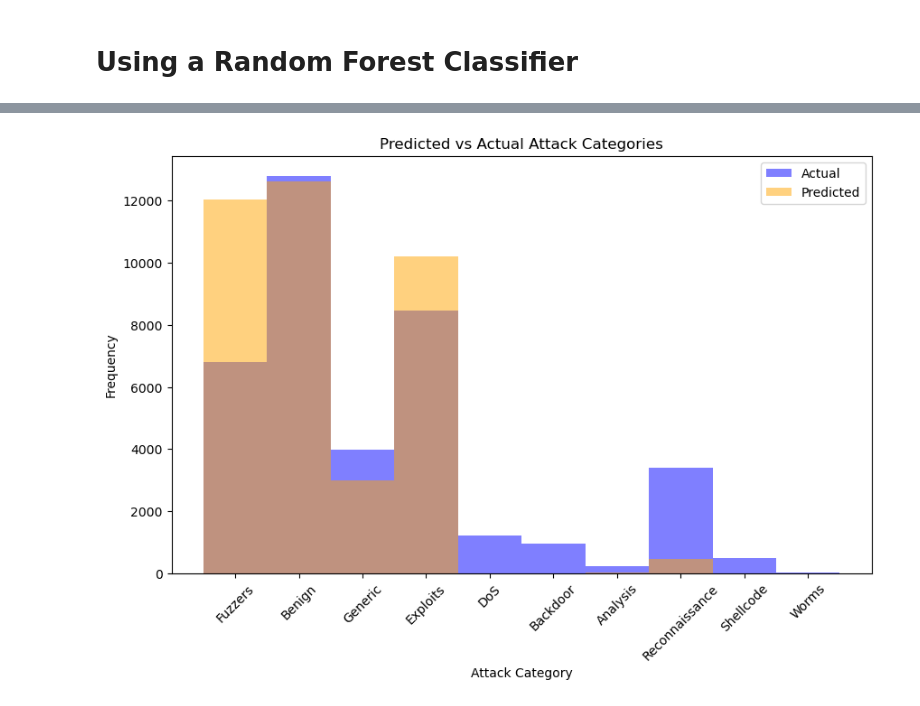
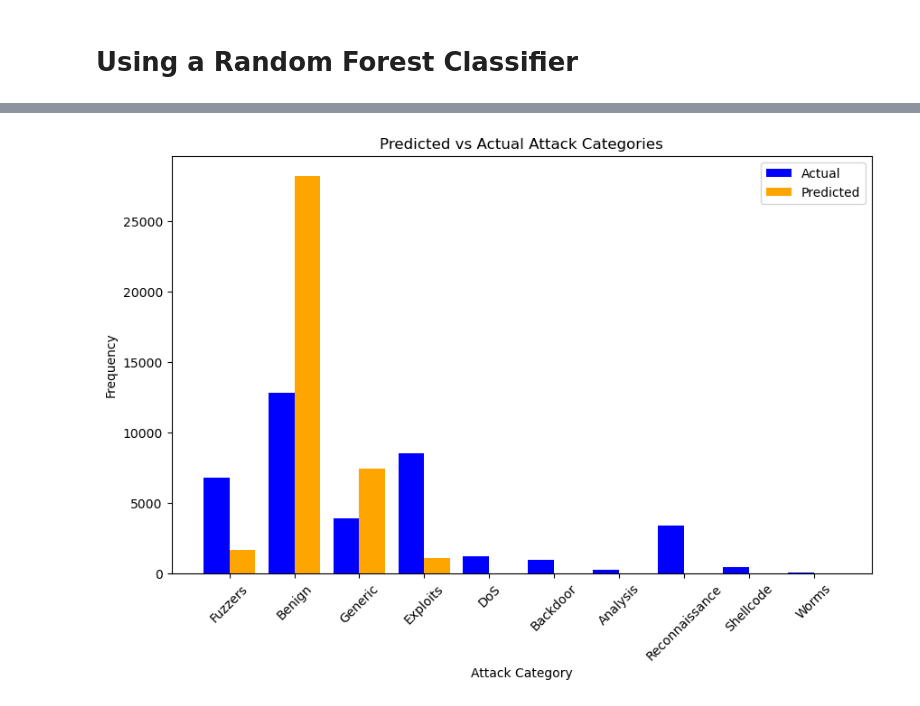
Before and after one commit to lilysli/intrusion-detection-classifier, a Jupyter notebook: src/intrusion-detection-classifier.ipynb, the cells around one changed output, grey strips where cells are left out. Saved outputs shown, nothing was run; the diff lists cells and outputs as text; code cells hidden in the pictures.

Commit message:
improved the plotting

```diff
--- a/src/intrusion-detection-classifier.ipynb
+++ b/src/intrusion-detection-classifier.ipynb
@@ -113,6 +114,9 @@ features_scaled = scaler.fit_transform(features)
 
 # Split data into training and testing sets
 X_train, X_test, y_train, y_test = train_test_split(features_scaled, labels, test_size=0.2, random_state=42, stratify=labels)
+
+# Convert y_train to numpy array
+y_train = np.array(y_train)
 # %% [markdown]
 # Using a Random Forest Classifier
 # %%
@@ -179,13 +195,11 @@ model.summary()
-# %%
-# Compile the model using softmax cross-entropy loss and Adam optimizer
-model.compile(
-    loss=tf.keras.losses.SparseCategoricalCrossentropy(from_logits=True),
-    optimizer=tf.keras.optimizers.Adam(learning_rate=0.00001),
-    metrics=['accuracy']
-
-)
-
-history = model.fit(X_train, y_train,
-                    epochs=50,       # Number of passes through the entire dataset
-                    batch_size=32,   # Number of samples per gradient update
-                    validation_split=0.1) # Use a portion of training data for validation
+# %%
+# Compile the model using softmax cross-entropy loss and Adam optimizer
+model.compile(
+    loss=tf.keras.losses.SparseCategoricalCrossentropy(from_logits=True),
+    optimizer=tf.keras.optimizers.Adam(learning_rate=0.00001),
+    metrics=['accuracy']
+
+)
+
+# Train the model
+model.fit(X_train, y_train, epochs=50, batch_size=32, verbose=1)
@@ -199,11 +234,18 @@ Test Loss: 0.993008017539978, Test Accuracy: 66.68404340744019%
 # %%
-# Visualise predicted vs actual values in bar chart
+# Visualise predicted vs actual values in side-by-side bar chart
 y_pred = model.predict(X_test)
 y_pred_classes = np.argmax(y_pred, axis=1)
+
 plt.figure(figsize=(10, 6))
-plt.hist(y_test, bins=np.arange(len(label_mapping)+1)-0.5, alpha=0.5, label='Actual', color='blue')
-plt.hist(y_pred_classes, bins=np.arange(len(label_mapping)+1)-0.5, alpha=0.5, label='Predicted', color='orange')
-plt.xticks(ticks=range(len(label_mapping)), labels=[label for label in label_mapping.keys()], rotation=45)
+categories = np.arange(len(label_mapping))
+actual_counts = np.bincount(y_test, minlength=len(label_mapping))
+pred_counts = np.bincount(y_pred_classes, minlength=len(label_mapping))
+bar_width = 0.4
+
+plt.bar(categories - bar_width/2, actual_counts, width=bar_width, label='Actual', color='blue')
+plt.bar(categories + bar_width/2, pred_counts, width=bar_width, label='Predicted', color='orange')
+
+plt.xticks(ticks=categories, labels=[label for label in label_mapping.keys()], rotation=45)
 plt.xlabel('Attack Category')
 plt.ylabel('Frequency')
 plt.title('Predicted vs Actual Attack Categories')
@@ -214 +256 @@ plt.show()
-[figure, old version]
+[figure, new version]
```
Also changed, not shown: parts of 7 cells of this notebook.
